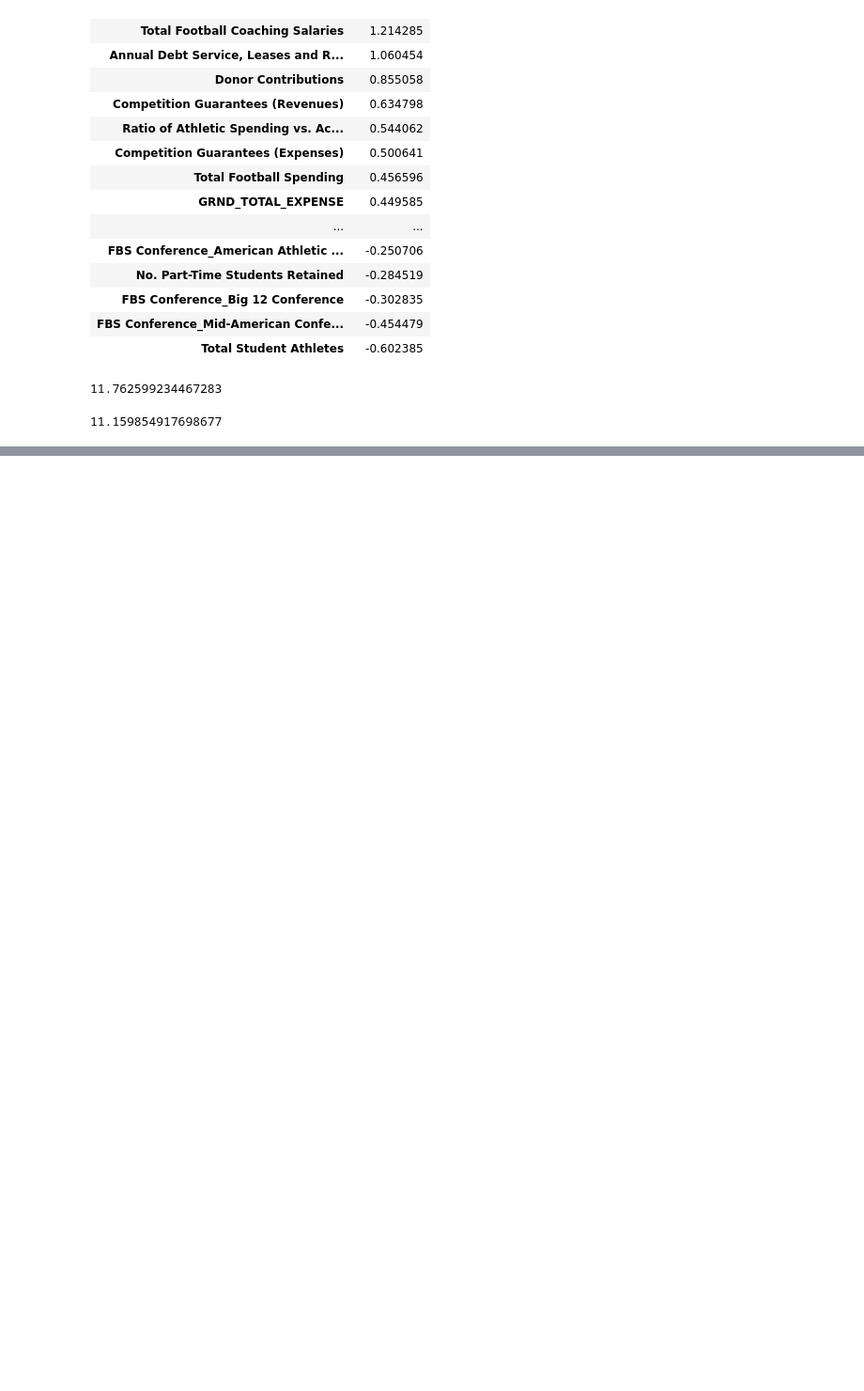
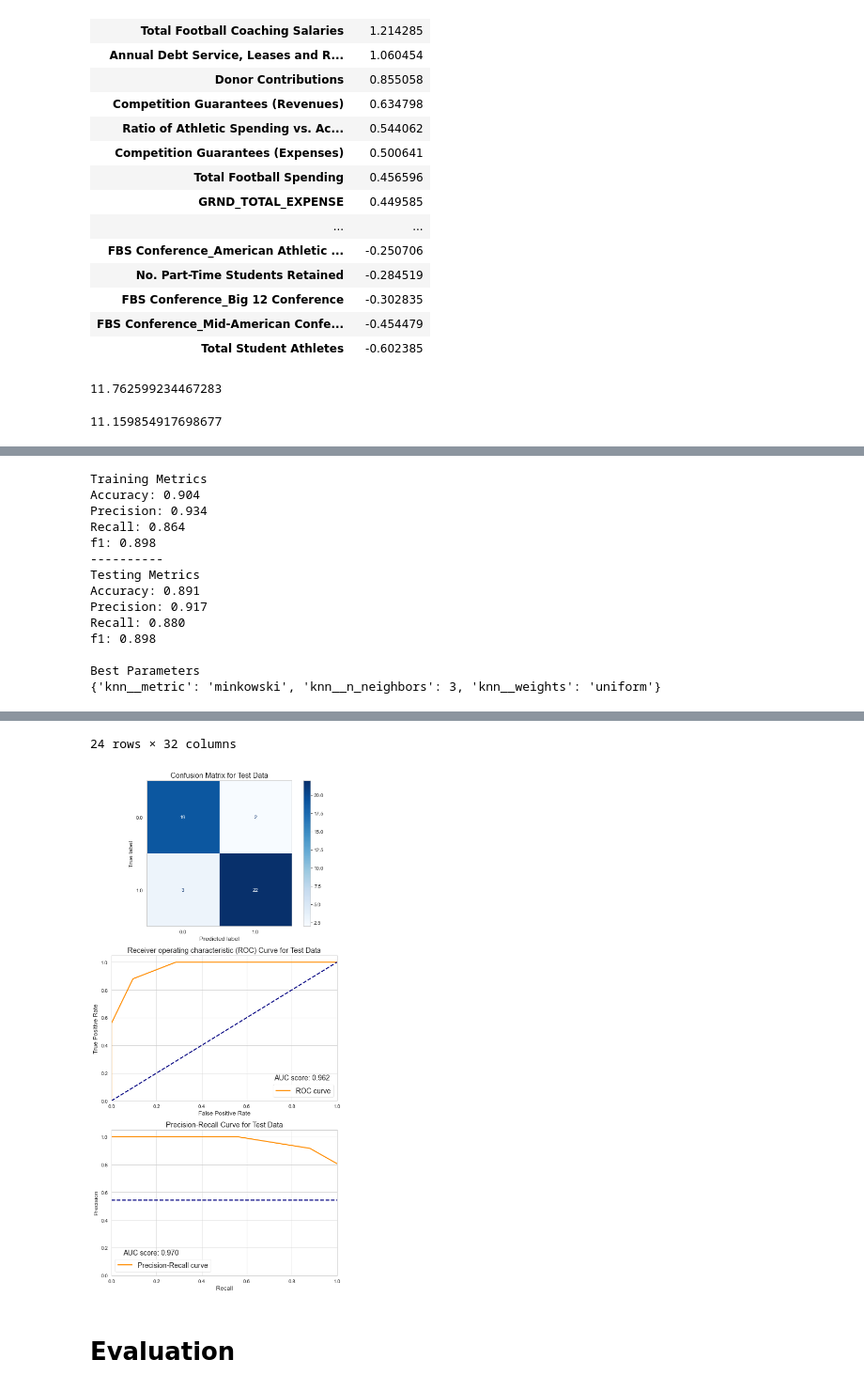
Before and after one commit to Shoemaker703/college_retention, a Jupyter notebook: EDA Notebook.ipynb, the cells around one changed output, grey strips where cells are left out. Shown at 94% size. Saved outputs shown, nothing was run; the diff lists cells and outputs as text; code cells hidden in the pictures; blank space fills up the shorter version.

Commit message:
More modeling and evaluation markdown

```diff
--- a/EDA Notebook.ipynb
+++ b/EDA Notebook.ipynb
@@ -1621,0 +1703,25 @@ np.exp(coef_df.loc['Athletic Spending per Student Athlete', 'coefficient'])
+# %%
+# knn param grid
+knn_grid = {'knn__n_neighbors': [1, 3, 5, 10],
+          'knn__weights': ['uniform', 'distance'],
+          'knn__metric': ['minkowski', 'euclidean', 'manhattan']}
+
+knn_gs = GridSearchCV(estimator=knn_pipe, param_grid=knn_grid, scoring=scoring_metrics, refit='f1')
+# %%
+# Somewhat improved
+knn_gs_model = evaluate(knn_gs, X_train_binned, y_train_binned, X_test_binned, y_test_binned, grid_search=True)
+# %% [output]
+Training Metrics
+Accuracy: 0.904
+Precision: 0.934
+Recall: 0.864
+f1: 0.898
+----------
+Testing Metrics
+Accuracy: 0.891
+Precision: 0.917
+Recall: 0.880
+f1: 0.898
+
+Best Parameters
+{'knn__metric': 'minkowski', 'knn__n_neighbors': 3, 'knn__weights': 'uniform'}
@@ -1621,0 +1745,4 @@ np.exp(coef_df.loc['Athletic Spending per Student Athlete', 'coefficient'])
+24 rows × 32 columns
+[figure, added]
+# %% [markdown]
+# Evaluation
```
Also changed, not shown: parts of 30 cells of this notebook.
